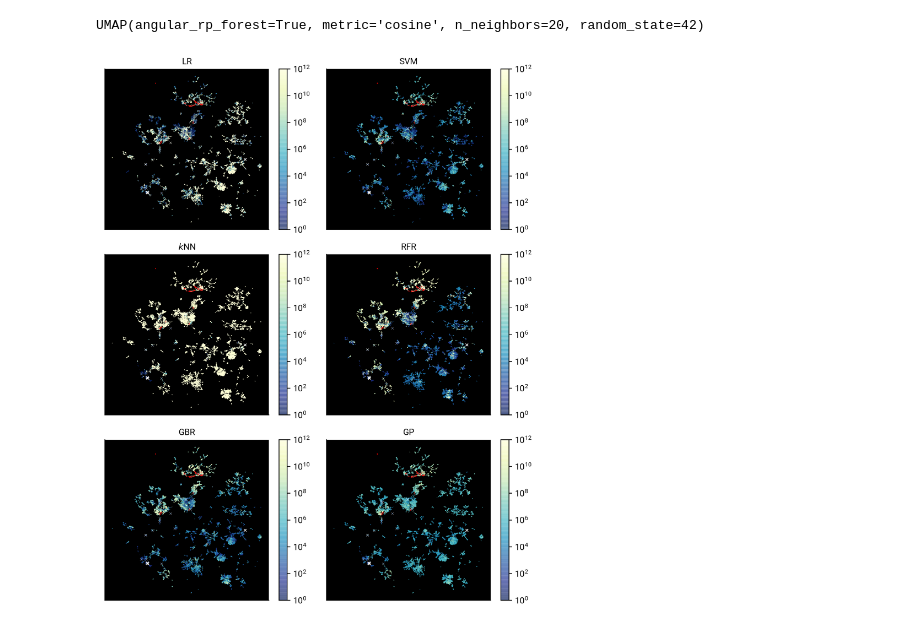
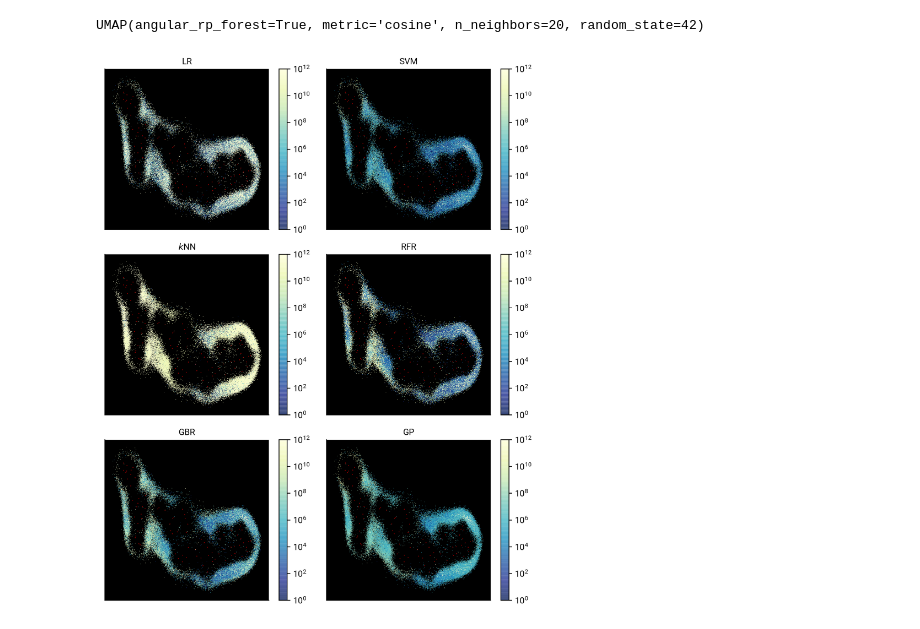
Before and after one commit to laserkelvin/umda, a Jupyter notebook: notebooks/reports/G-estimator_comparison.ipynb, the cells around one changed output. Drawn from its saved outputs; the diff is of its cells as text; code cells hidden in the pictures.

```diff
--- a/notebooks/reports/G-estimator_comparison.ipynb
+++ b/notebooks/reports/G-estimator_comparison.ipynb
@@ -156,8 +169,8 @@ svm_cols = svm_model.predict(all_pca)
 ## $k$-nearest neighbors
 # %%
 knn_search, knn = standardize_test(
-    KNeighborsRegressor(metric="cosine", algorithm="brute"),
-    [{"n_neighbors": [2, 4, 5, 6, 8, 10, 15, 30, 50, 100]}],
+    KNeighborsRegressor(algorithm="brute"),
+    [{"n_neighbors": [2, 4, 5, 6, 8, 10, 15, 30, 50, 100], "metric": ["cosine", "euclidean"]}],
     (train_x, train_y)
 )
 # %% [output]
@@ -244,28 +280,29 @@ fig.savefig("gp_tmc1_covariance.pdf", dpi=100, transparent=True)
 manifold_model = UMAP(n_neighbors=20, random_state=42, metric="cosine")
 
 # train on context of cluster
-manifold_model.fit(all_pca)
+manifold_model.fit(tmc1_embedding)
 # %% [output]
 UMAP(angular_rp_forest=True, metric='cosine', n_neighbors=20, random_state=42)
 # %%
 # project TMC-1 molecules onto cluster manifold
-tmc1_rep = manifold_model.transform(tmc1_embedding)
+# tmc1_rep = manifold_model.transform(tmc1_embedding)
+all_rep = manifold_model.transform(all_pca)
 # %%
 fig, axarray = plt.subplots(3, 2, figsize=(8, 10))
 
 columns = [linear_cols, svm_cols, knn_cols, rfr_cols, gbr_cols, gp_cols]
 names = ["LR", "SVM", "$k$NN", "RFR", "GBR", "GP"]
 
 for ax, name, column in zip(axarray.ravel(), names, columns):
     ax.set_facecolor('k')
-    plot = ax.scatter(manifold_model.embedding_[:,0], manifold_model.embedding_[:,1], s=0.5, c=10**column, lw=0., alpha=0.6, cmap="YlGnBu_r", norm=LogNorm(vmin=1., vmax=1e12))
-    ax.scatter(tmc1_rep[:,0], tmc1_rep[:,1], s=1., c="red", alpha=0.7, lw=0.1)
-    ax.scatter(manifold_model.embedding_[dist_mask,0], manifold_model.embedding_[dist_mask,1], s=10., marker="x", c="w", alpha=0.4, lw=0.5)
+    ax.scatter(manifold_model.embedding_[:,0], manifold_model.embedding_[:,1], s=1., lw=0.1, alpha=0.6, color="r")
+    plot = ax.scatter(all_rep[:,0], all_rep[:,1], s=0.5, c=10**column, cmap="YlGnBu_r", norm=LogNorm(vmin=1., vmax=1e12), alpha=0.7, lw=0.)
+#     ax.scatter(manifold_model.embedding_[dist_mask,0], manifold_model.embedding_[dist_mask,1], s=10., marker="x", c="w", alpha=0.4, lw=0.5)
     ax.set(title=name, xticks=[], yticks=[])
 
     fig.colorbar(plot, ax=ax)
 
 # fig.savefig("full_estimator_comparison.png", dpi=300)
 # fig.savefig("full_estimator_comparison.pdf", dpi=100)
 # %% [output]
-[figure, old version]
+[figure, new version]
```
Also changed, not shown: parts of 24 cells of this notebook, 8 other files.
